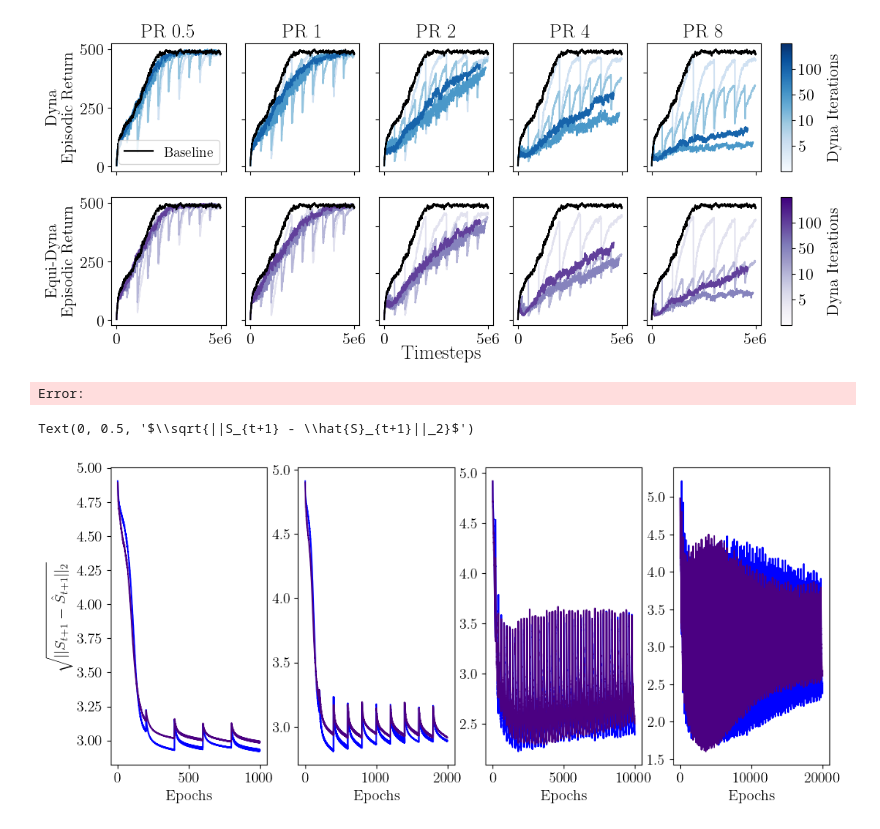
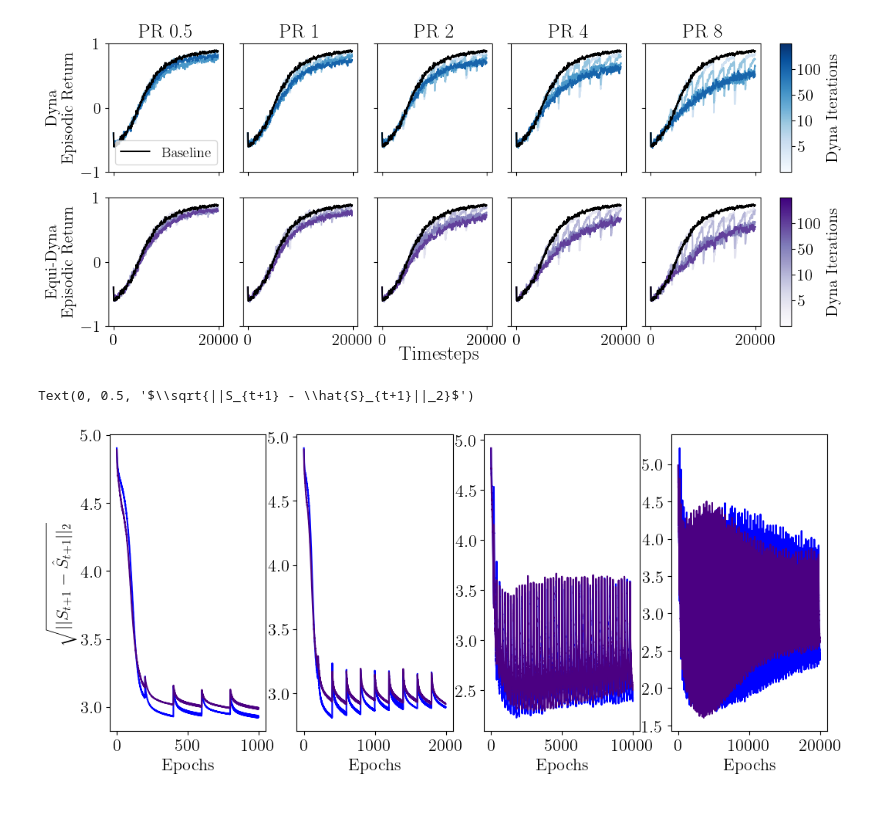
Before and after one commit to seancraven/mono_ms, a Jupyter notebook: dyna/dyna_hyp_catch.ipynb, the cells around one changed output. Drawn from its saved outputs; the diff is of its cells as text; code cells hidden in the pictures.

```diff
--- a/dyna/dyna_hyp_catch.ipynb
+++ b/dyna/dyna_hyp_catch.ipynb
@@ -11,15 +11,15 @@ import matplotlib
 matplotlib.rcParams.update({'text.usetex': True, "font.family": "serif", "font.size": 16})
 # %%
 cpu = jax.devices("cpu")[0]
-with open("../base_metrics.pkl", "rb") as f:
+with open("../base_metrics_catch.pkl", "rb") as f:
     base_metrics = pickle.load(f)
 # %%
 results = {}
 equi_results = {}
 for pr in planning_ratios:
     for iter_ in dyna_iters:
-        path = f"../dyna_pr{pr}_iter{iter_}_50.pkl"
-        path_equi = f"../equi_dyna_pr{pr}_iter{iter_}_50.pkl"
+        path = f"../dyna_catch_pr{pr}_iter{iter_}_50.pkl"
+        path_equi = f"../equi_catch_dyna_pr{pr}_iter{iter_}_50.pkl"
         if os.path.isfile(path):
             with open(path, "rb") as f:
                 results[(pr, iter_)]= jax.device_put(pickle.load(f), cpu)
@@ -42,38 +42,39 @@ for i, pr in enumerate(planning_ratios):
     for j, iter_ in enumerate(dyna_iters):
         try:
             ax[0, i].plot(window(results[(pr, iter_)].mean(axis=0)), c = cmap((j+1)/(len(dyna_iters)+1)))
             ax[1, i].plot(window(equi_results[(pr, iter_)].mean(axis=0)), c=cmap_equi((j+1)/(len(dyna_iters)+1)))
         except KeyError as e:
             pass
         returns = base_metrics[1].info["returned_episode_returns"].reshape(128, -1)
     ax[1,i].plot(window(returns.mean(axis=0)), label="Baseline", c= "black" )
     ax[0, i].plot(window(returns.mean(axis=0)), label="Baseline", c= "black")
     ax[0, i].set_title(f"PR {pr}")
     # ax[1, i].set_xlabel("Timesteps")
 for i in range(1, 5):
     ax[0,i].set_yticklabels([])
     ax[1,i].set_yticklabels([])
 for i in range(5):
     ax[0, i].set_xticklabels([])
-    ax[1, i].set_xticks([0, 500_000], ["0", "5e6"] )
+    # ax[1, i].set_xticks([0, 500_000], ["0", "5e6"] )
 for j in range(2):
-    ax[j, 0].set_yticks([0, 250, 500])
+    ax[j, 0].set_yticks([-1, 0, 1])
+    for i in range(1, 5):
+        ax[j, i].set_yticks([-1, 0, 1], [])
 ax[0, 0].set_ylabel("Dyna\n Episodic Return")
 ax[1, 0].set_ylabel("Equi-Dyna\n Episodic Return")
 ax[0, 0].legend(loc="lower left", fontsize=14)
 norm = Normalize(vmin=0, vmax=1)
 fig.colorbar(plt.cm.ScalarMappable(cmap=cmap, norm=norm), cax=ax[0, 5])
 fig.colorbar(plt.cm.ScalarMappable(cmap=cmap_equi, norm=norm), cax=ax[1,5])
 ax[ 0,5,].set_yticks([(i+1)/(len(dyna_iters)+1) for i,_ in enumerate(dyna_iters)], dyna_iters)
 ax[ 1,5,].set_yticks([(i+1)/(len(dyna_iters)+1) for i,_ in enumerate(dyna_iters)], dyna_iters)
 ax[ 0,5,].set_ylabel("Dyna Iterations")
 ax[ 1,5,].set_ylabel("Dyna Iterations")
 # fig.tight_layout()
 fig.supxlabel("Timesteps")
-fig.savefig("../msc_thesis/Figures/dyna_sweep_cp.png")
+fig.savefig("../msc_thesis/Figures/dyna_sweep_catch.png")
 # %% [output]
-[figure, old version]
+[figure, new version]
-Error:
 # %%
 def get_x(y, x_min=0, x_max=100):
     return np.linspace(x_min, x_max, len(y))
@@ -87,4 +88,4 @@ for i,  iter_ in enumerate(dyna_iters):
 ax[0].set_ylabel("$\sqrt{||S_{t+1} - \hat{S}_{t+1}||_2}$")
 # %% [output]
 Text(0, 0.5, '$\\sqrt{||S_{t+1} - \\hat{S}_{t+1}||_2}$')
-[figure, old version]
+[figure, new version]
```
Also changed, not shown: 4 other files.
